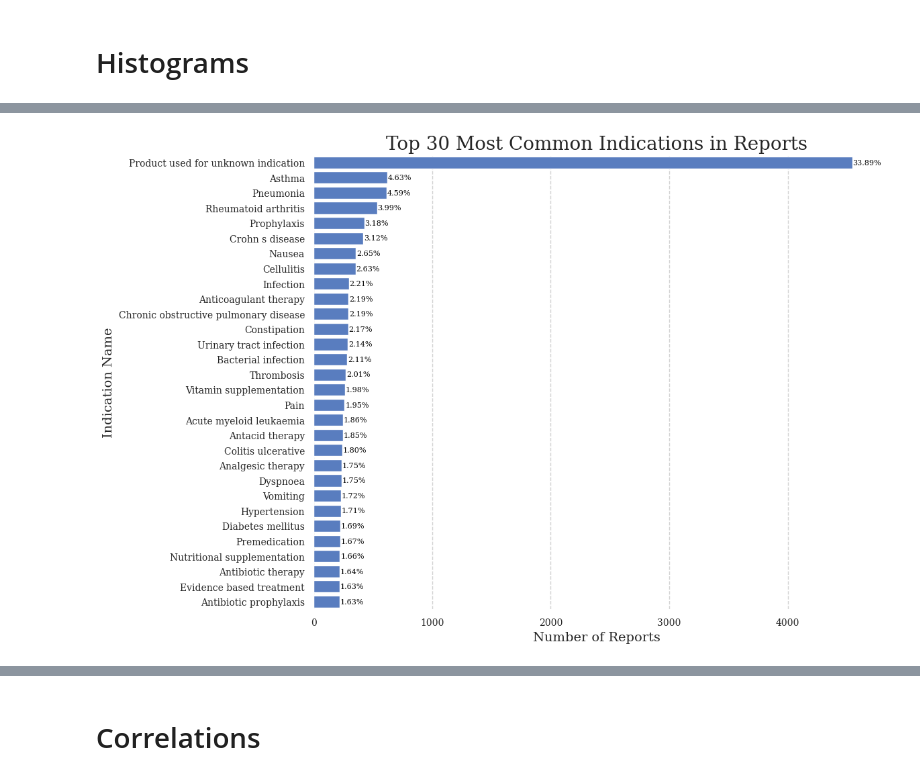
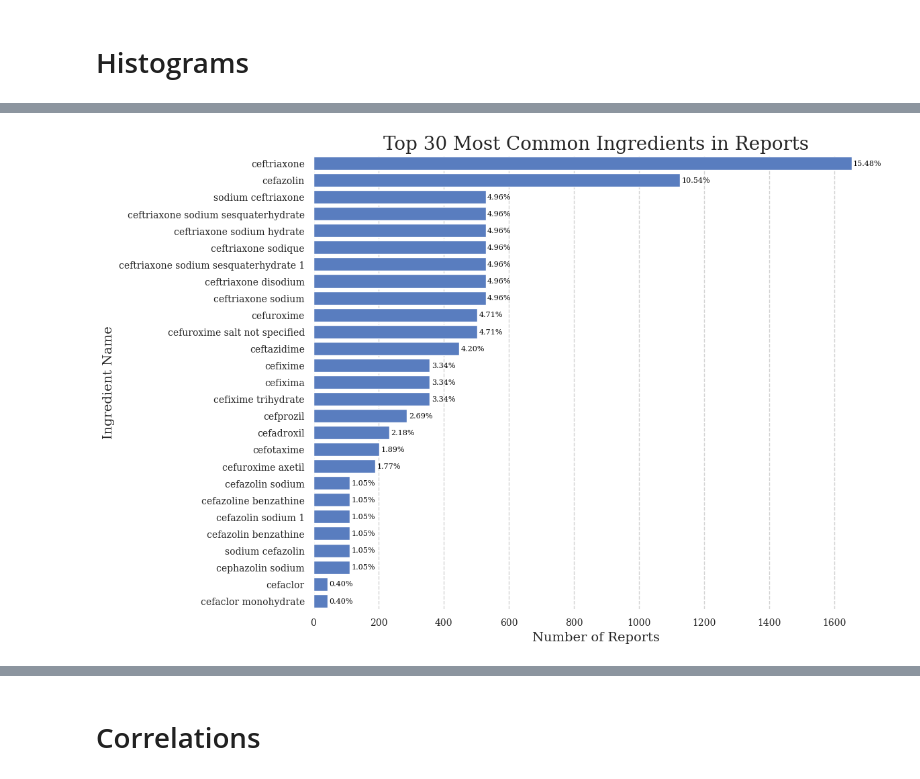
Before and after one commit to nuriaarroyo/Empirical-Bayes-Age-Specific-Risk-and-SOC-Prediction-for-Cephalosporin-ADRs-with-Support-App, a Jupyter notebook: notebooks/020/OHE.ipynb, the cells around one changed output, grey strips where cells are left out. Saved outputs shown, nothing was run; the diff lists cells and outputs as text; code cells hidden in the pictures.

```diff
--- a/notebooks/020/OHE.ipynb
+++ b/notebooks/020/OHE.ipynb
@@ -14,0 +17,2 @@ style.mpl_apply()
+# %%
+merge = pl.read_parquet(path + "merge_clean_df.parquet")
@@ -29,16 +270,0 @@ soc_sums_sorted_renamed = {k.replace("_", " "): v for k, v in soc_sums_sorted_re
-# %%
-
-plt.figure(figsize=(12, 8))
-sns.barplot(x=list(soc_sums_sorted_renamed.values()), y=list(soc_sums_sorted_renamed.keys()))
-plt.title("SOCs per Report") #  in Cephalosporin-related Adverse Drug Reactions
-plt.xlabel("Number of Reports")
-plt.ylabel("System Organ Class (SOC)")
-# add percentages
-
-total_reports = sum(soc_sums_sorted_renamed.values())
-for i, v in enumerate(soc_sums_sorted_renamed.values()):
-    percentage = (v / total_reports) * 100
-    plt.text(v + 5, i, f"{percentage:.2f}%", color='black', va='center', size=8)
-plt.savefig('visualizations/canada/soc_distribution_cephalosporins.pdf', bbox_inches='tight')
-plt.tight_layout()
-plt.show()
@@ -74,28 +343,24 @@ plt.show()
 # %%
 # plot the most common SOCs (System Organ Classes), TOP 50
-soc_cols = [c for c in pair_ohe.columns if c.startswith("IND__")]
-soc_sums = pair_ohe.select([pl.col(c).sum().alias(c) for c in soc_cols]).to_dicts()[0]
-soc_sums_sorted = dict(sorted(soc_sums.items(), key=lambda item: item[1], reverse=True)[:30])
+ing_cols = [c for c in ing.columns]
+# remove the REPORT_ID column
+ing_cols.remove("REPORT ID")
+ing_sums = ing.select([pl.col(c).sum().alias(c) for c in ing_cols]).to_dicts()[0]
+ing_sums_sorted = dict(sorted(ing_sums.items(), key=lambda item: item[1], reverse=True)[:27])
 
-# RENAME THE KEYS TO REMOVE THE PREFIX IND__
-soc_sums_sorted = {k.replace("IND__", ""): v for k, v in soc_sums_sorted.items()}
-# Replace the _ with space
-soc_sums_sorted = {k.replace("_", " "): v for k, v in  soc_sums_sorted.items()}
+plt.figure(figsize=(12, 8))
+sns.barplot(x=list(ing_sums_sorted.values()), y=list(ing_sums_sorted.keys()))
+plt.title("Top 30 Most Common Ingredients in Reports")
+plt.xlabel("Number of Reports")
+plt.ylabel("Ingredient Name")
+# add percentages
 
-
-# INDICATION_NAME_ENG
-plt.figure(figsize=(12, 8))
-sns.barplot(x=list(soc_sums_sorted.values()), y=list(soc_sums_sorted.keys()))
-plt.title("Top 30 Most Common Indications in Reports")
-plt.xlabel("Number of Reports")
-plt.ylabel("Indication Name")
-# add percentages
-total_reports = sum(soc_sums_sorted.values())
-for i, v in enumerate(soc_sums_sorted.values()):
+total_reports = sum(ing_sums_sorted.values())
+for i, v in enumerate(ing_sums_sorted.values()):
     percentage = (v / total_reports) * 100
     plt.text(v + 5, i, f"{percentage:.2f}%", color='black', va='center', size=8)
+plt.savefig('visualizations/canada/00_04.pdf', bbox_inches='tight')
 plt.tight_layout()
-plt.savefig('visualizations/canada/indication_distribution_cephalosporins.pdf', bbox_inches='tight')
 plt.show()
 # %% [output]
-[figure, old version]
+[figure, new version]
```
Also changed, not shown: parts of 28 cells of this notebook, 24 other files.
